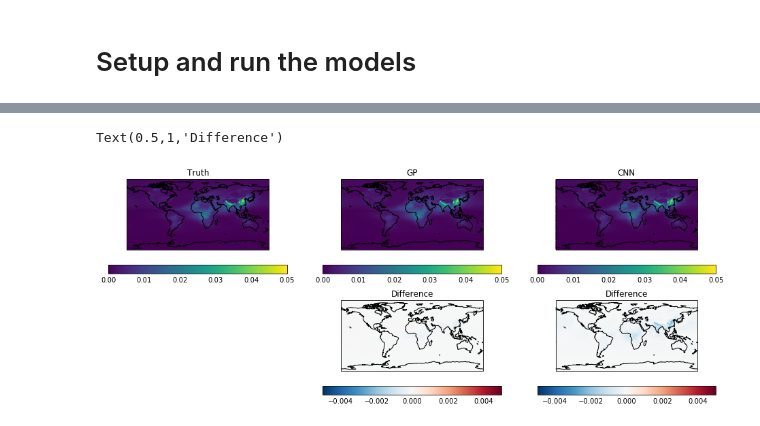
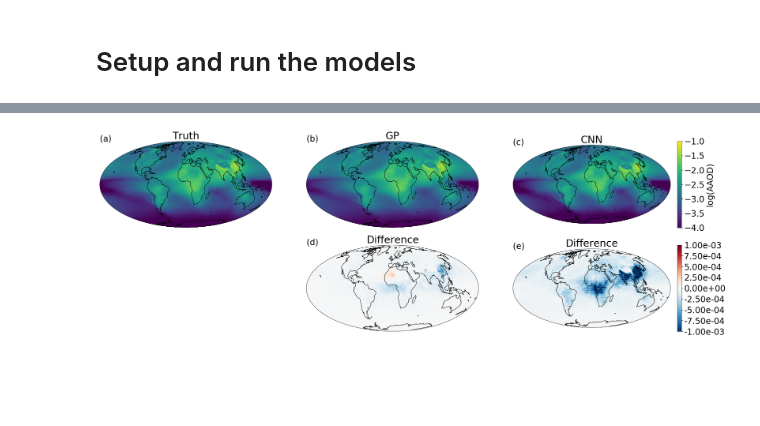
Before and after one commit to duncanwp/ESEm, a Jupyter notebook: docs/examples/Emulating_using_GPs_and_CNN_figure.ipynb, the cells around one changed output, grey strips where cells are left out. Cells and saved outputs as stored; diff of their text form; code cells hidden in the pictures; blank space fills up the shorter version.

```diff
--- a/docs/examples/Emulating_using_GPs_and_CNN_figure.ipynb
+++ b/docs/examples/Emulating_using_GPs_and_CNN_figure.ipynb
@@ -76,39 +105,53 @@ Epoch 100/100
 # %%
-nn_prediction, _ = nn_model.predict(X_test)
+nn_prediction, _ = nn_model.predict(X_test.values)
-# %%
-from GCEm.gp_model import GPModel
-gp_model = GPModel(X_train, Y_train)
-gp_model.train()
+# %%
+gp_model_ = gp_model(X_train, Y_train, kernel=['Bias', 'Linear'])
+gp_model_.train()
 # %%
-gp_prediction, _ = gp_model.predict(X_test.values)
+gp_prediction, _ = gp_model_.predict(X_test.values)
 # %%
-plt.figure(figsize=(16, 6))
+import matplotlib
+import cartopy.crs as ccrs
+import iris.plot as iplt
 
-plt.subplot(2,3,2)
-qplt.pcolormesh(gp_prediction[0].collapsed('time', iris.analysis.MEAN), vmin=0.0, vmax=0.05)
+
+plt.figure(figsize=(30, 10))
+matplotlib.rcParams['font.size'] = 24
+
+plt.subplot(2,3,1, projection=ccrs.Mollweide())
+plt.annotate("(a)", (0.,1.), xycoords='axes fraction')
+iplt.pcolormesh(imath.log10(Y_test[0]), vmin=-4, vmax=-1)
+plt.gca().set_title('Truth')
+plt.gca().coastlines()
+
+plt.subplot(2,3,2, projection=ccrs.Mollweide())
+plt.annotate("(b)", (0.,1.), xycoords='axes fraction')
+iplt.pcolormesh(imath.log10(gp_prediction[0]), vmin=-4, vmax=-1)
 plt.gca().set_title('GP')
 plt.gca().coastlines()
 
-plt.subplot(2,3,3)
-qplt.pcolormesh(nn_prediction[0].collapsed('time', iris.analysis.MEAN), vmin=0.0, vmax=0.05)
+plt.subplot(2,3,3, projection=ccrs.Mollweide())
+plt.annotate("(c)", (0.,1.), xycoords='axes fraction')
+im=iplt.pcolormesh(imath.log10(nn_prediction[0]), vmin=-4, vmax=-1)
 plt.gca().set_title('CNN')
+plt.colorbar(im, fraction=0.046, pad=0.04, label='log(AAOD)')
 plt.gca().coastlines()
 
-plt.subplot(2,3,1)
-qplt.pcolormesh(Y_test[0].collapsed('time', iris.analysis.MEAN), vmin=0.0, vmax=0.05)
-plt.gca().set_title('Truth')
-plt.gca().coastlines()
-
-plt.subplot(2,3,5)
-qplt.pcolormesh((gp_prediction.collapsed(['sample', 'time'], iris.analysis.MEAN)-Y_test.collapsed(['job', 'time'], iris.analysis.MEAN)), cmap='RdBu_r', vmin=-0.005, vmax=0.005)
+plt.subplot(2,3,5, projection=ccrs.Mollweide())
+plt.annotate("(d)", (0.,1.), xycoords='axes fraction')
+iplt.pcolormesh((gp_prediction.collapsed(['sample'], iris.analysis.MEAN)-Y_test.collapsed(['job'], iris.analysis.MEAN)), cmap='RdBu_r', vmin=-0.001, vmax=0.001)
 plt.gca().coastlines()
 plt.gca().set_title('Difference')
 
-plt.subplot(2,3,6)
-qplt.pcolormesh((nn_prediction.collapsed(['sample', 'time'], iris.analysis.MEAN)-Y_test.collapsed(['job', 'time'], iris.analysis.MEAN)), cmap='RdBu_r', vmin=-0.005, vmax=0.005)
+plt.subplot(2,3,6, projection=ccrs.Mollweide())
+plt.annotate("(e)", (0.,1.), xycoords='axes fraction')
+im=iplt.pcolormesh((nn_prediction.collapsed(['sample'], iris.analysis.MEAN)-Y_test.collapsed(['job'], iris.analysis.MEAN)), cmap='RdBu_r', vmin=-1e-3, vmax=1e-3)
+cb = plt.colorbar(im, fraction=0.046, pad=0.04)
+cb.ax.set_yticklabels(["{:.2e}".format(i) for i in cb.get_ticks()]) # set ticks of your format
 plt.gca().coastlines()
 plt.gca().set_title('Difference')
+
+plt.savefig('BCPPE_emulator_paper.png', transparent=True)
 # %% [output]
-Text(0.5,1,'Difference')
-[figure, old version]
+[figure, new version]
 # %%
```
Also changed, not shown: parts of 10 cells of this notebook, 4 other files.
